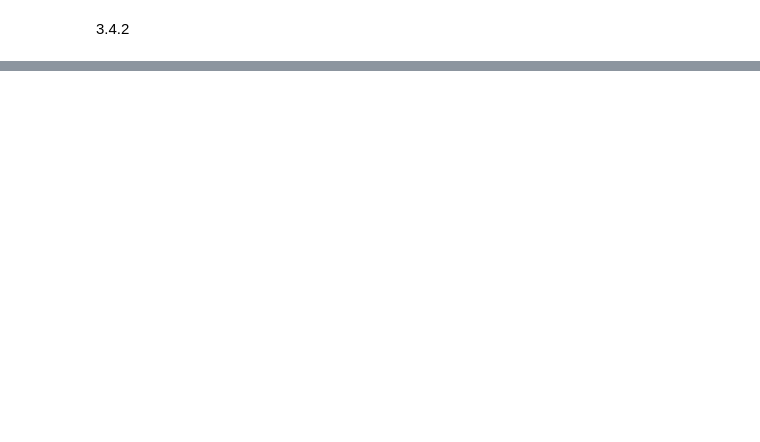
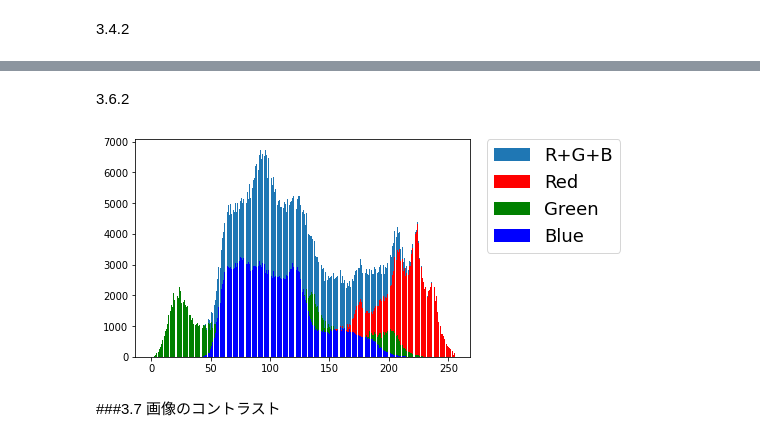
Before and after one commit to KuriharaYoshiki/python_medical_images, a Jupyter notebook: popipa.ipynb, the cells around one changed output, grey strips where cells are left out. Saved outputs shown, nothing was run; the diff lists cells and outputs as text; code cells hidden in the pictures; blank space fills up the shorter version.

```diff
--- a/popipa.ipynb
+++ b/popipa.ipynb
@@ -328,0 +418,30 @@ plt.show()
+# %% [markdown]
+3.6.2
+# %%
+#load lena
+lena_bgr=cv2.imread(filename="/content/drive/My Drive/DATASET/dataset/lena-rgb.png",
+                    flags=cv2.IMREAD_COLOR)
+rgb=cv2.cvtColor(lena_bgr, cv2.COLOR_BGR2RGB)
+#ヒストグラムを作成して表示
+#R+G+B
+hist_RGB,bins=np.histogram(a=rgb.flatten(),bins=256,range=[0,256])
+#ヒストグラムのbins数を取得
+h=[h for h in range(len(hist))]
+plt.bar(h,hist_RGB,label="R+G+B")
+#R
+hist_R,bins=np.histogram(a=rgb[:,:,0],bins=256,range=[0,256])
+plt.bar(h,hist_R,color="r",label="Red")
+#G
+hist_G,bins=np.histogram(a=rgb[:,:,1],bins=256,range=[0,256])
+plt.bar(h,hist_G,color="g",label="Green")
+#B
+hist_B,bins=np.histogram(a=rgb[:,:,2],bins=256,range=[0,256])
+plt.bar(h,hist_B,color="b",label="Blue")
+#レジェンド(凡例)を設定
+plt.legend(bbox_to_anchor=(1.05,1),loc='upper left',borderaxespad=0,
+           fontsize=18)
+plt.show()
+# %% [output]
+[figure, added]
+# %% [markdown]
+###3.7 画像のコントラスト
```
Also changed, not shown: parts of 9 cells of this notebook.
